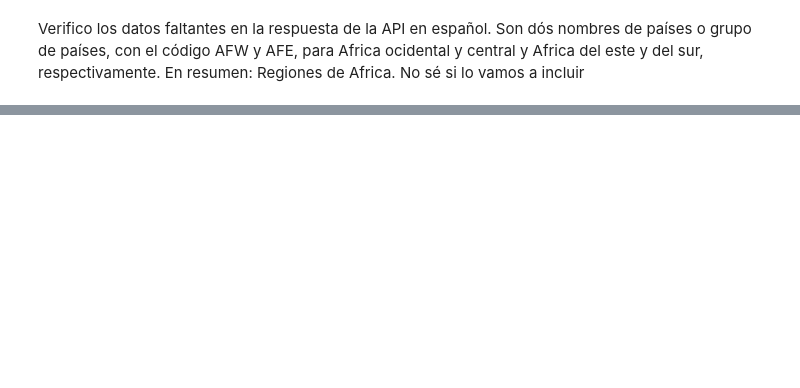
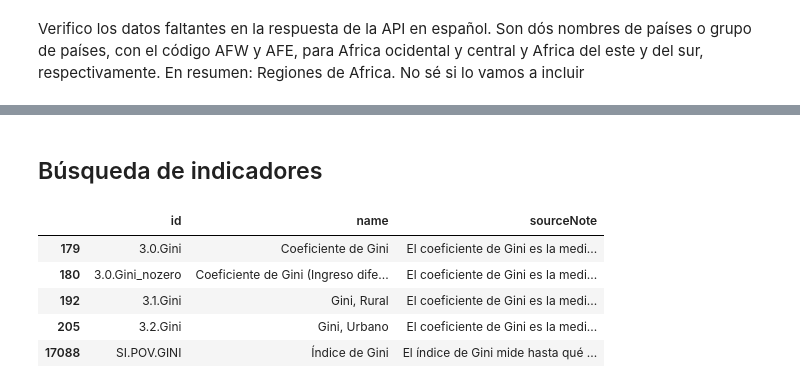
Before and after one commit to jorgeav527/life-expectancy, a Jupyter notebook: draft/pruebas.ipynb, the cells around one changed output, grey strips where cells are left out. Saved outputs shown, nothing was run; the diff lists cells and outputs as text; code cells hidden in the pictures; blank space fills up the shorter version.

```diff
--- a/draft/pruebas.ipynb
+++ b/draft/pruebas.ipynb
@@ -155,0 +152,41 @@ data[data.countryiso3code.str.contains('AFW')]
+# %% [markdown]
+## Búsqueda de indicadores
+# %%
+url='http://api.worldbank.org/v2/es/indicator'
+def consultar_indicadores(pagina=1):
+    argumentos= {
+        'page':pagina,
+        'per_page':10000,
+        'format':'json'
+    }
+    return requests.get(url,params=argumentos).json()
+
+indicadores = consultar_indicadores()
+
+# la primera parte de la respuesta
+# contiene información sobre las páginas
+paginas = indicadores[0]["pages"]
+
+# Reasigno la variable únicamente a los datos de mi interés
+# es una lista de diccionarios
+indicadores = indicadores[1]
+
+# recorro todás las páginas que tiene la respuesta
+# y lo voy anexando a la lista principal
+for pagina in range(2, paginas+1):
+    indicadores.extend(consultar_indicadores(pagina)[1])
+indicators = pd.json_normalize(indicadores)
+
+# Dev data para trabajo offline
+# indicators.to_csv('../datasets/indicadores.csv')
+
+interes = input("Indicador de interés: ")
+indicators.loc[indicators.name.str.contains(interes,case=False),
+     ['id','name','sourceNote']]#.to_csv('temp.csv')
+# %% [output]
+|  | id | name | sourceNote |
+| 179 | 3.0.Gini | Coeficiente de Gini | El coeficiente de Gini es la medi... |
+| 180 | 3.0.Gini_nozero | Coeficiente de Gini (Ingreso dife... | El coeficiente de Gini es la medi... |
+| 192 | 3.1.Gini | Gini, Rural | El coeficiente de Gini es la medi... |
+| 205 | 3.2.Gini | Gini, Urbano | El coeficiente de Gini es la medi... |
+| 17088 | SI.POV.GINI | Índice de Gini | El índice de Gini mide hasta qué ... |
```
Also changed, not shown: parts of 12 cells of this notebook.
